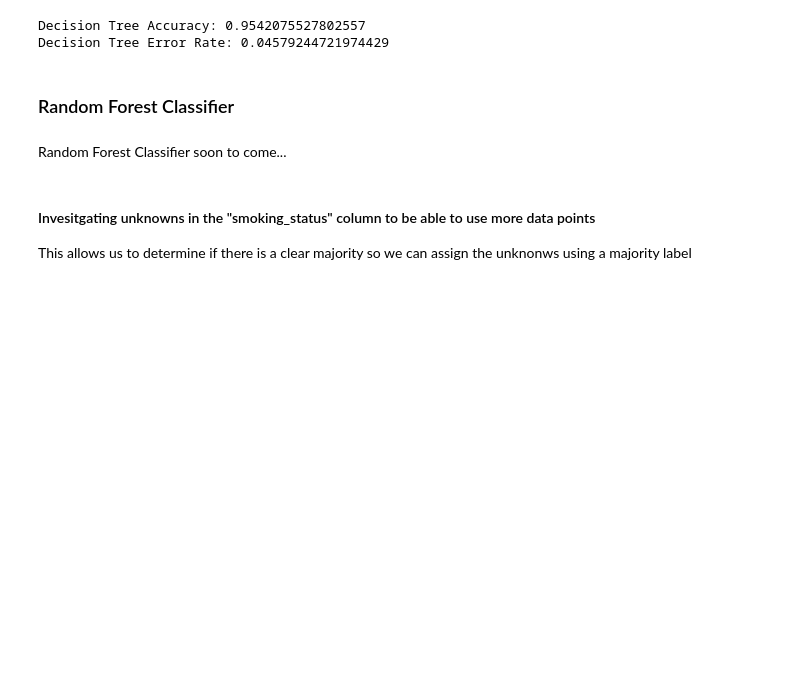
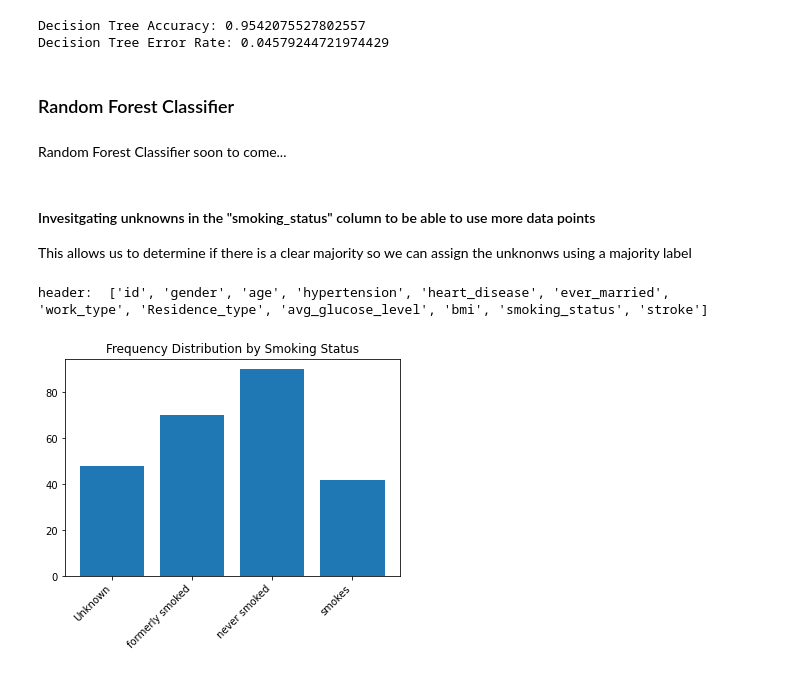
Before and after one commit to stoll2882/Stroke-Data-Analysis-CPSC322, a Jupyter notebook: EDA.ipynb, the cells around one changed output. Cells and saved outputs as stored; diff of their text form; code cells hidden in the pictures; blank space fills up the shorter version.

Commit message:
bar chart refined, diff mypytable?

```diff
--- a/EDA.ipynb
+++ b/EDA.ipynb
@@ -262,6 +255,19 @@ Random Forest Classifier soon to come...
 #### Invesitgating unknowns in the "smoking_status" column to be able to use more data points
 This allows us to determine if there is a clear majority so we can assign the unknonws using a majority label
 # %%
-smoke_values, smoke_counts = utils.get_frequencies(in_file, header, "smoking_status")
-smoke_title = "Frequency Distribution by Cylinders"
+import plot_utils
+
+stroke_table_tester = MyPyTable()
+stroke_table_tester.load_from_file("healthcare-dataset-stroke-data.csv");
+
+
+smoking_col = utils.get_column(stroke_table_tester.data, stroke_table_tester.column_names, "smoking_status")
+
+
+
+smoke_values, smoke_counts = utils.get_frequencies(stroke_table_tester.data[:250], stroke_table_tester.column_names, "smoking_status")
+smoke_title = "Frequency Distribution by Smoking Status"
 plot_utils.bar_chart(smoke_values, smoke_counts, smoke_title)
+# %% [output]
+header:  ['id', 'gender', 'age', 'hypertension', 'heart_disease', 'ever_married', 'work_type', 'Residence_type', 'avg_glucose_level', 'bmi', 'smoking_status', 'stroke']
+[figure, added]
```
Also changed, not shown: parts of 5 cells of this notebook, 1 other file.
